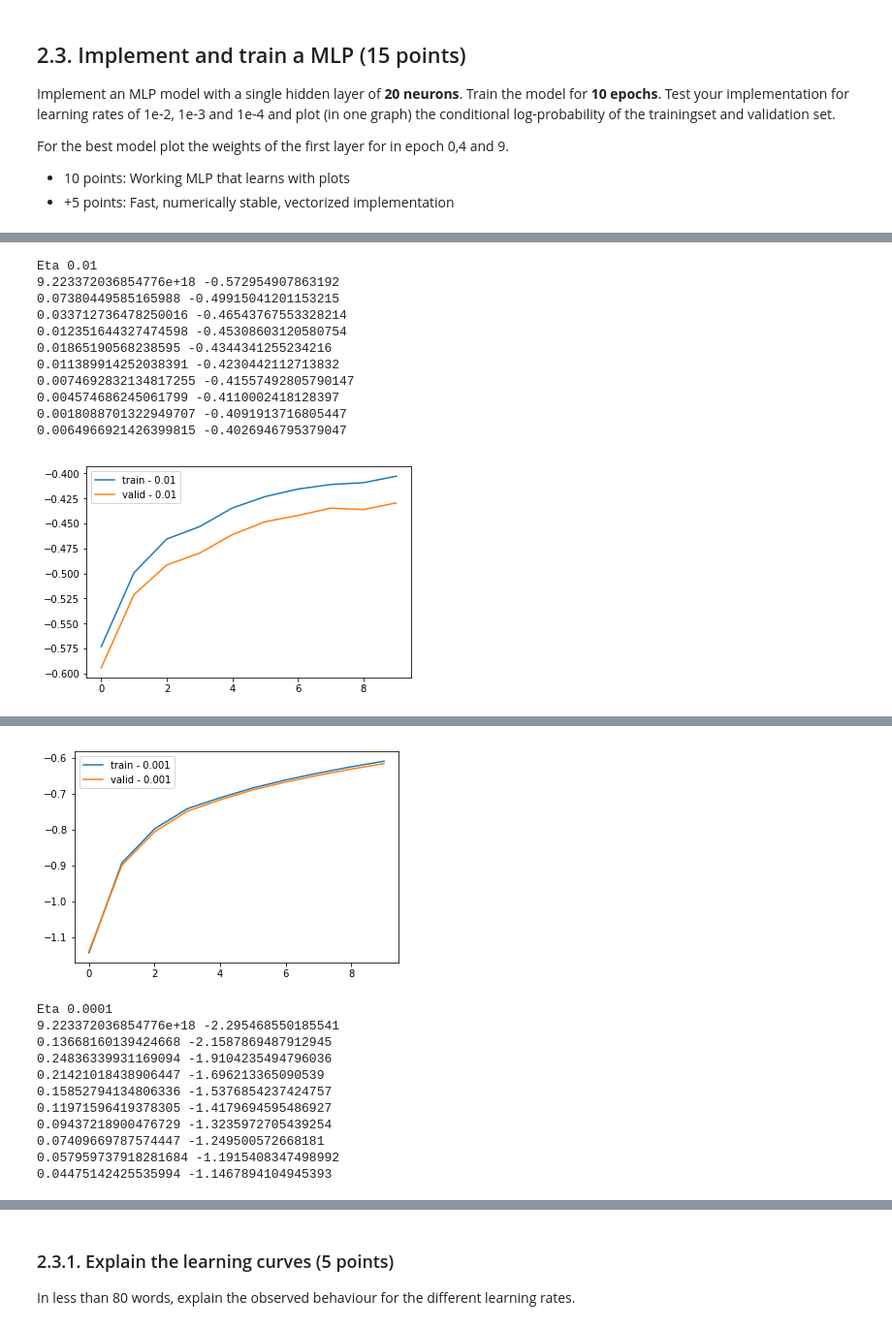
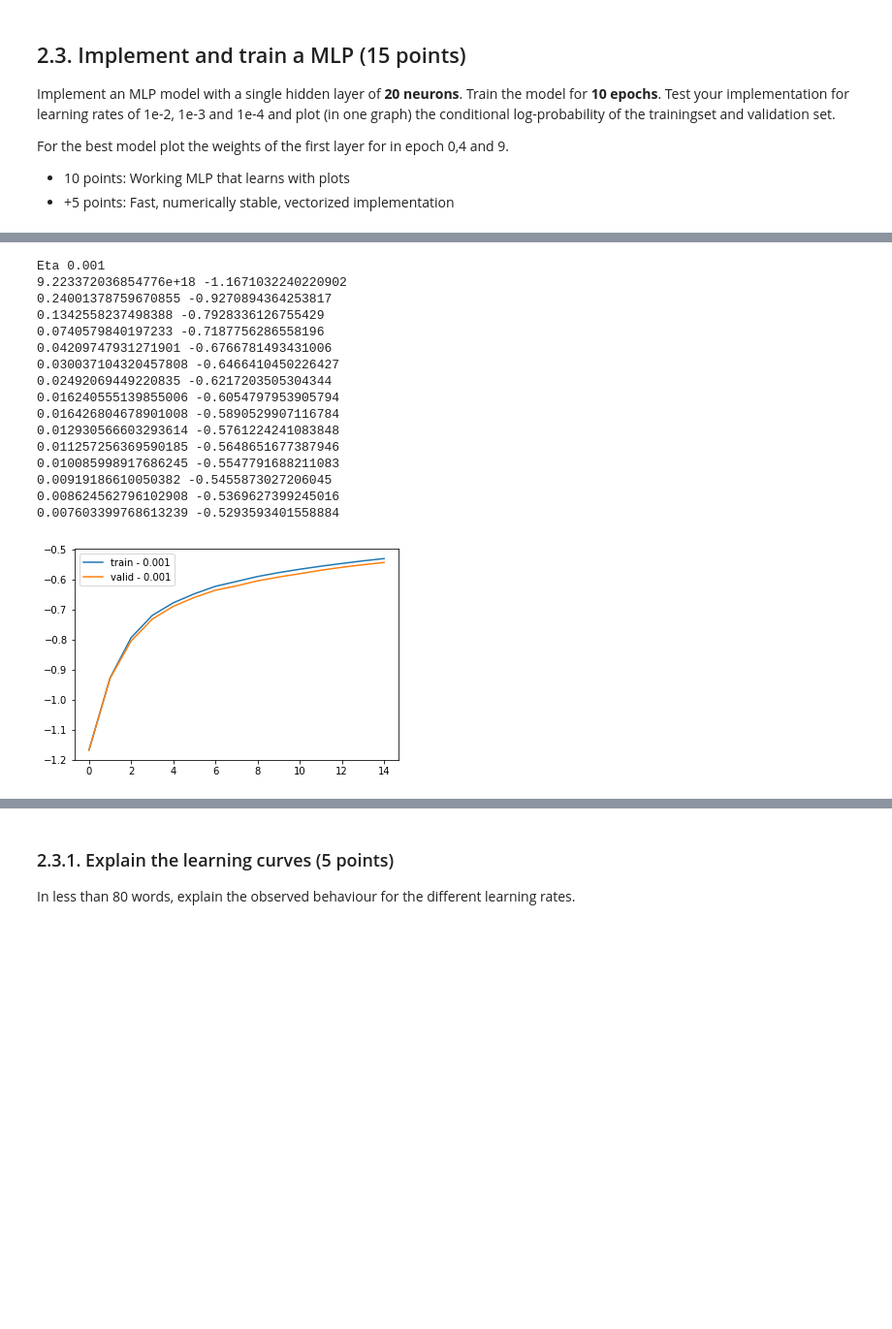
Before and after one commit to filipkny/MachineLearning1_UvA, a Jupyter notebook: lab2.ipynb, the cells around one changed output, grey strips where cells are left out. Shown at 97% size. Cells and saved outputs as stored; diff of their text form; code cells hidden in the pictures; blank space fills up the shorter version.

```diff
--- a/lab2.ipynb
+++ b/lab2.ipynb
@@ -845,17 +841,20 @@ For the best model plot the weights of the first layer for in epoch 0,4 and 9.
 - +5 points: Fast, numerically stable, vectorized implementation
 # %%
 from scipy.stats import logistic
+from scipy.special import logit, expit
 
 def print_shapes(names,matrices):
     for name,matrix in zip(names,matrices):
         print("{} shape: {}".format(name,matrix.shape))
 
+
 def forward_pass(x, w, b, v, a):
+
     # Compute f
     f = np.dot(x,v)+a.T
 
     #Compute h
-    h = logistic.cdf(f)
+    h = expit(f)
 
     # Compute log(q)
     log_q = np.dot(h,w)+b
@@ -870,16 +869,25 @@ def forward_pass(x, w, b, v, a):
 
     return logp,log_q, log_Z, h
 
+def get_delta_q(log_q, log_Z, b, t):
+
+#     delta_q = np.array([-np.exp(log_q[0,i])/np.exp(log_Z) for i in range(len(b))])
+
+#     delta_q[t] = 1 - np.exp(log_q[0,t])/np.exp(log_Z)
+
+    delta_q2 = -np.exp(log_q)/np.exp(log_Z)
+    delta_q2[0,t] += 1
+
+    return delta_q2.T
+
 # Write all helper functions here
 def logreg_gradient_ML(x, t, w, b, v, a):
     logp, log_q, log_Z, h = forward_pass(x, w, b, v, a)
 
     # Compute delta_q
-    delta_q = np.array([-np.exp(log_q[0,i])/np.exp(log_Z) for i in range(len(b))])
-    delta_q[t] = 1 - np.exp(log_q[0,t])/np.exp(log_Z)
+    delta_q = get_delta_q(log_q, log_Z, b, t)
 
     # Compute delta_h
-    k = t[0]
     delta_h = np.dot(w,delta_q).reshape(20,1)
 
     # Compute gradients w.r.t w,b,a,v
@@ -931,7 +939,7 @@ def sgd_iter_ML(x_train, t_train, W, b, V, a , eta = 1e-4):
         a = a + np.dot(eta, dL_da.T)
 
     logp_list = []
-    for index in indices:
+    for index in indices: ## !!!!!!  if we split this up in a better way in functions we can halve our training time once more
         logp_train, grad_w, grad_b,dL_da, dL_dv = logreg_gradient_ML(
             x_train[index:index+1,:],
             t_train[index:index+1],
@@ -950,7 +958,7 @@ def test_sgd_ML(x_train, t_train, x_valid, t_valid, w, b, V, a, eta):
     diff_valid = sys.maxsize
     logp = [diff]
     logp_v = [diff_valid]
-    for i in range(10):
+    for i in range(15):
         logp_train, w, b,V,a = sgd_iter_ML(x_train, t_train, w, b, V, a, eta=eta)
         logp_valid, _ = validate_ML(x_valid, t_valid, w, b, V, a)
 
@@ -976,46 +991,64 @@ def test_sgd_ML(x_train, t_train, x_valid, t_valid, w, b, V, a, eta):
 np.random.seed(123)
 hidden_dim = 20
 
-for eta in [1e-2, 1e-3 ,1e-4 ]:
+import cProfile, pstats, io
+pr = cProfile.Profile()
+pr.enable()
+# ... do something ...
+
+
+for eta in [1e-3]:
     print("Eta {}".format(eta))
     w = np.random.normal(size=(hidden_dim,10), scale=0.001)
     # w = np.zeros((784,10))
     b = np.zeros((10,))
 
     a = np.ones((1, hidden_dim)).T
     V = np.random.normal(size=(784, hidden_dim), scale=0.001)
 
     w,b,V,a = test_sgd_ML(x_train, t_train, x_valid, t_valid, w, b, V, a, eta)
+
+pr.disable()
+s = io.StringIO()
+sortby = 'cumulative'
+ps = pstats.Stats(pr, stream=s).sort_stats(sortby)
+ps.print_stats()
+print (s.getvalue())
 
 # w = np.random.normal(size=(hidden_dim,10), scale=0.001)
 # b = np.zeros((10,))
 # a = np.ones((1, hidden_dim)).T
 # V = np.random.normal(size=(784, hidden_dim), scale=0.001)
 
 # logp, dL_dw,dL_db,dL_dV,dL_da = logreg_gradient_ML(x_train[0:1,:], t_train[0:1], w, b, V, a)
 # print("Test gradient on one point")
 # print("Log Likelihood:\t", logpt)
 # print("\nGrad_W_ij\t",grad_w.shape,"matrix")
 # print("Grad_W_ij[0,152:158]=\t", grad_w[152:158,0])
 # print("\nGrad_B_i shape\t",grad_b.shape,"vector")
 # print("Grad_B_i=\t", grad_b.T)
 # print("i in {0,...,9}; j in M")
 
 # assert logpt.shape == (), logpt.shape
 # assert grad_w.shape == (hidden_dim, 10), grad_w.shape
 # assert grad_b.shape == (10,), grad_b.shape
 # assert grad_a.shape == (hidden_dim, ), grad_a.shape
 # assert grad_v.shape == (784, hidden_dim), grad_v.shape
 # %% [output]
-Eta 0.01
-9.223372036854776e+18 -0.572954907863192
-0.07380449585165988 -0.49915041201153215
-0.033712736478250016 -0.46543767553328214
-0.012351644327474598 -0.45308603120580754
-0.01865190568238595 -0.4344341255234216
-0.011389914252038391 -0.4230442112713832
-0.0074692832134817255 -0.41557492805790147
-0.004574686245061799 -0.4110002418128397
-0.0018088701322949707 -0.4091913716805447
-0.0064966921426399815 -0.4026946795379047
+Eta 0.001
+9.223372036854776e+18 -1.1671032240220902
+0.24001378759670855 -0.9270894364253817
+0.1342558237498388 -0.7928336126755429
+0.0740579840197233 -0.7187756286558196
+0.04209747931271901 -0.6766781493431006
+0.030037104320457808 -0.6466410450226427
+0.02492069449220835 -0.6217203505304344
+0.016240555139855006 -0.6054797953905794
+0.016426804678901008 -0.5890529907116784
+0.012930566603293614 -0.5761224241083848
+0.011257256369590185 -0.5648651677387946
+0.010085998917686245 -0.5547791688211083
+0.00919186610050382 -0.5455873027206045
+0.008624562796102908 -0.5369627399245016
+0.007603399768613239 -0.5293593401558884
-[figure, old version]
+[figure, new version]
@@ -1033,12 +1071,0 @@ Eta 0.001
-[figure, removed]
-Eta 0.0001
-9.223372036854776e+18 -2.295468550185541
-0.13668160139424668 -2.1587869487912945
-0.24836339931169094 -1.9104235494796036
-0.21421018438906447 -1.696213365090539
-0.15852794134806336 -1.5376854237424757
-0.11971596419378305 -1.4179694595486927
-0.09437218900476729 -1.3235972705439254
-0.07409669787574447 -1.249500572668181
-0.057959737918281684 -1.1915408347498992
-0.04475142425535994 -1.1467894104945393
```
Also changed, not shown: parts of 4 cells of this notebook.
